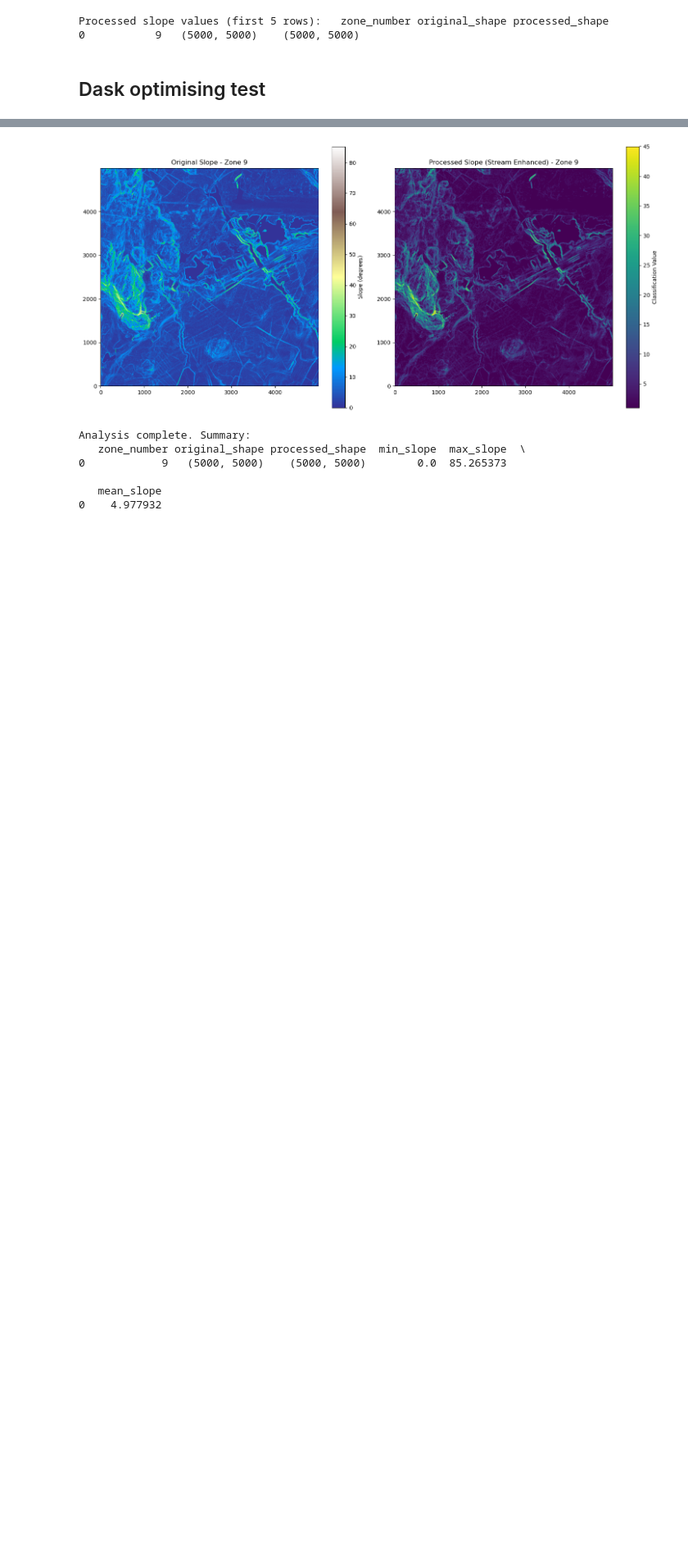
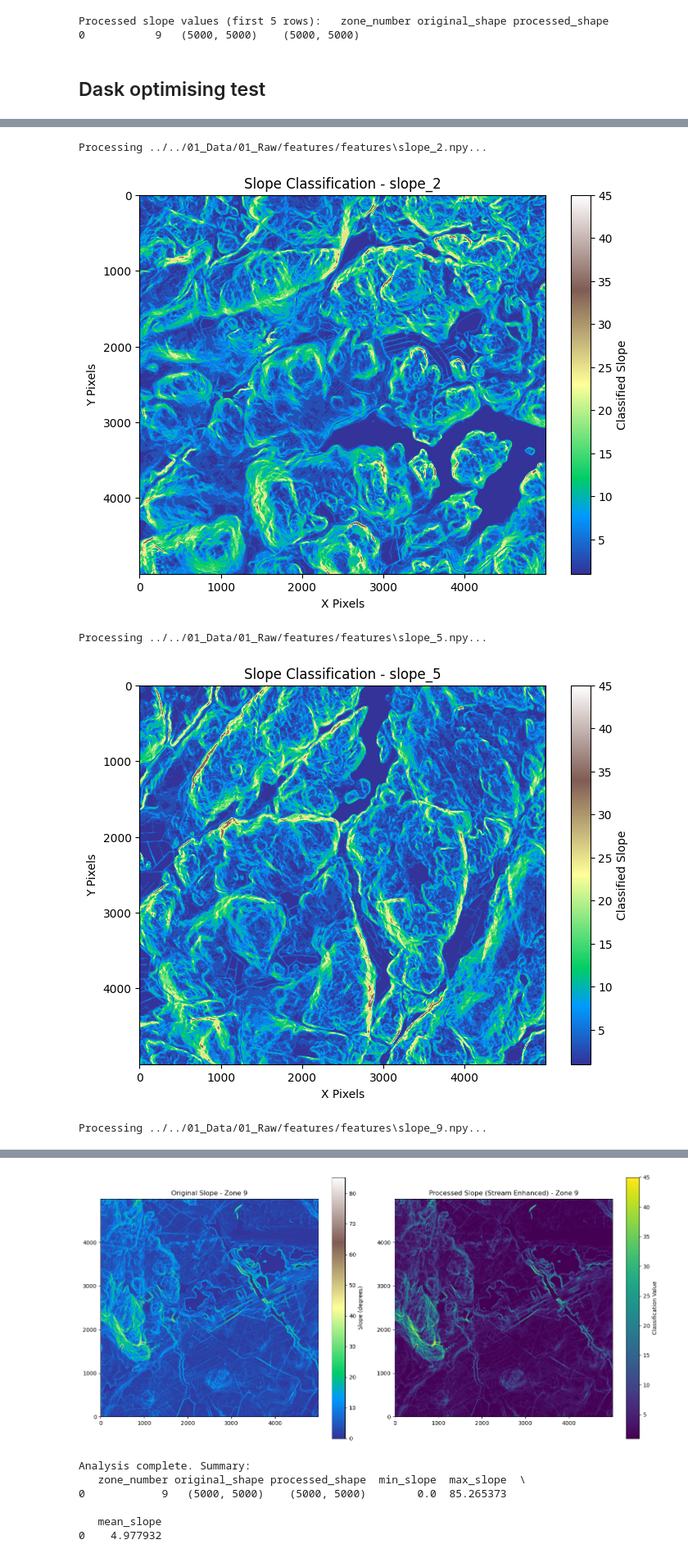
Before and after one commit to ahonkatu/PurOja_source_files, a Jupyter notebook: 02_Analysis/01_Scripts/02_view_functions/_02_slope_non_ditch_amplification.ipynb, the cells around one changed output, grey strips where cells are left out. Shown at 82% size. Saved outputs shown, nothing was run; the diff lists cells and outputs as text; code cells hidden in the pictures; blank space fills up the shorter version.

```diff
--- a/02_Analysis/01_Scripts/02_view_functions/_02_slope_non_ditch_amplification.ipynb
+++ b/02_Analysis/01_Scripts/02_view_functions/_02_slope_non_ditch_amplification.ipynb
@@ -204,48 +202,92 @@ Used.
 # %%
+import os
+import numpy as np
+import dask.array as da
+import matplotlib.pyplot as plt
+from scipy.ndimage import median_filter
+
 def _slope_stream_ditch_classification(arr):
     """
     Optimized slope classification for identifying streams and ditches.
     Uses more granular classification in low slopes where streams/ditches typically occur.
     """
     conditions = [
-        (arr < 2),           # Very flat areas - potential water accumulation
-        (arr >= 2) & (arr < 5),    # Gentle slopes - common for streams
-        (arr >= 5) & (arr < 8),    # Mild slopes - potential drainage channels
-        (arr >= 8) & (arr < 12),   # Moderate slopes - possible ephemeral streams
-        (arr >= 12) & (arr < 15),  # Steeper channels
-        (arr >= 15) & (arr < 20),  # Steep terrain features
-        (arr >= 20) & (arr < 30),  # Very steep terrain
-        (arr >= 30) & (arr < 45),  # Extreme slopes
-        (arr >= 45)                # Near-vertical features
+        (arr < 2),                  # Very flat areas - potential water accumulation
+        (arr >= 2) & (arr < 5),     # Gentle slopes - common for streams
+        (arr >= 5) & (arr < 8),     # Mild slopes - potential drainage channels
+        (arr >= 8) & (arr < 12),    # Moderate slopes - possible ephemeral streams
+        (arr >= 12) & (arr < 15),   # Steeper channels
+        (arr >= 15) & (arr < 20),   # Steep terrain features
+        (arr >= 20) & (arr < 30),   # Very steep terrain
+        (arr >= 30) & (arr < 45),   # Extreme slopes
+        (arr >= 45)                 # Near-vertical features
     ]
 
     # Values optimized for stream/ditch detection
     values = [1, 3, 6, 10, 13, 17, 25, 35, 45]
 
     result = da.zeros_like(arr)
     for cond, value in zip(conditions, values):
         result = da.where(cond, value, result)
 
     return result
 
 def process_slope_for_channels(arr, chunk_size=(1000, 1000), filter_size=15):
     """
     Process slope data to enhance stream and ditch features.
 
     Parameters:
     - arr: Input slope array
     - chunk_size: Dask chunk size for parallel processing
     - filter_size: Size of median filter window (smaller = more detail)
     """
     arr_dask = da.from_array(arr, chunks=chunk_size)
 
     # Apply smaller median filter to preserve narrow features
     arr_filtered = arr_dask.map_blocks(
         lambda block: median_filter(block, size=(filter_size, filter_size), mode='reflect'),
         dtype=arr_dask.dtype
     )
 
     # Classify slopes
     classified = _slope_stream_ditch_classification(arr_filtered)
 
     return classified
+
+def plot_results(results, title):
+    """Plots the classified slope data."""
+    plt.figure(figsize=(8, 6))
+    plt.imshow(results, cmap='terrain', aspect='auto')
+    plt.colorbar(label="Classified Slope")
+    plt.title(title)
+    plt.xlabel("X Pixels")
+    plt.ylabel("Y Pixels")
+    plt.show()
+
+if __name__ == "__main__":
+    features_path = "../../01_Data/01_Raw/features/features"
+    selected_slopes = [2, 5, 9]  # Only process slope_2.npy, slope_5.npy, slope_9.npy
+
+    for i in selected_slopes:
+        file_path = os.path.join(features_path, f"slope_{i}.npy")
+
+        if os.path.exists(file_path):
+            print(f"Processing {file_path}...")
+            slope_array = np.load(file_path)  # Load .npy file
+
+            results_arr = process_slope_for_channels(slope_array)  # Process the slope data
+
+            # Convert Dask array to NumPy for plotting
+            results_np = results_arr.compute() if isinstance(results_arr, da.Array) else results_arr
+
+            # Plot the result
+            plot_results(results_np, title=f"Slope Classification - slope_{i}")
+
+        else:
+            print(f"File not found: {file_path}")
+# %% [output]
+Processing ../../01_Data/01_Raw/features/features\slope_2.npy...
+[figure, added]
+Processing ../../01_Data/01_Raw/features/features\slope_5.npy...
+[figure, added]
+Processing ../../01_Data/01_Raw/features/features\slope_9.npy...
```
Also changed, not shown: parts of 4 cells of this notebook, 6 other files.
